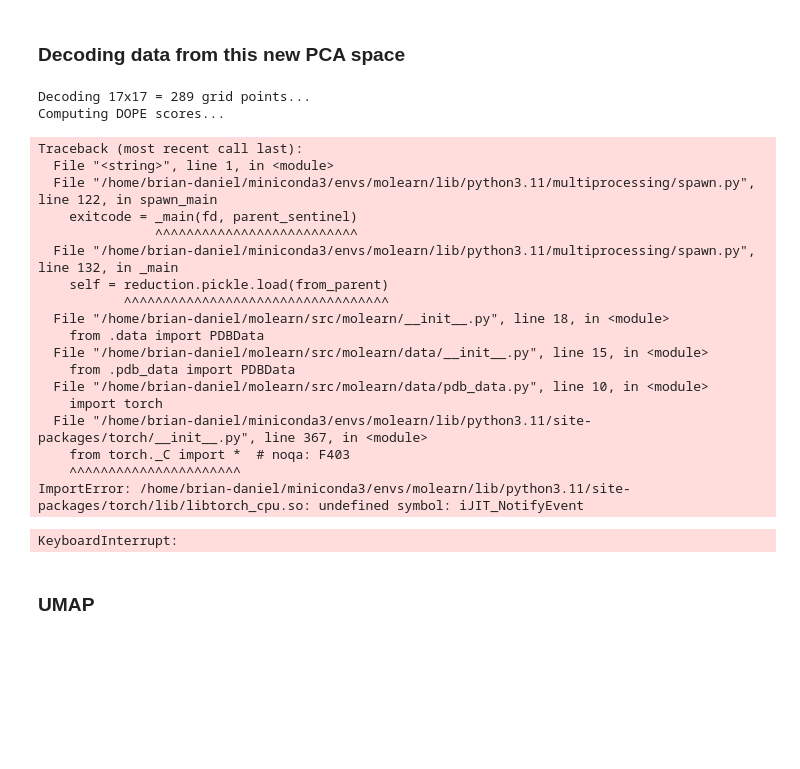
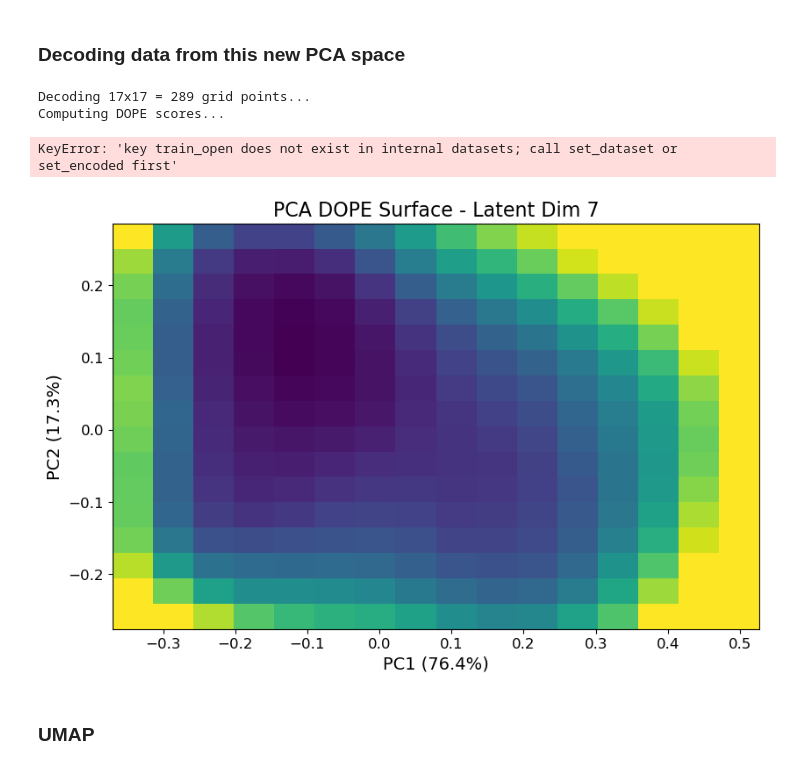
Before and after one commit to briandaniel14/molearn, a Jupyter notebook: analysis/cnn_multi_dim.ipynb, the cells around one changed output. Saved outputs shown, nothing was run; the diff lists cells and outputs as text; code cells hidden in the pictures; blank space fills up the shorter version.

Commit message:
generic dope mesh plot

```diff
--- a/analysis/cnn_multi_dim.ipynb
+++ b/analysis/cnn_multi_dim.ipynb
@@ -3,7 +3,6 @@
 # %% [markdown]
 ### Imports, datasets and types
 # %%
-# %matplotlib widget
 %load_ext autoreload
 %autoreload 2
 
@@ -49,12 +48,12 @@ std: float = stats["std"]
 # )
 # _: Tensor = data_open.prepare_dataset(mean=mean, std=std)
 
-data_both = PDBData(
-    filename=["../data/full_murd_both.pdb"],
-    atoms=atoms,
-    fix_terminal=True,
-)
-_: Tensor = data_both.prepare_dataset(mean=mean, std=std)
+# data_both = PDBData(
+#     filename=["../data/full_murd_both.pdb"],
+#     atoms=atoms,
+#     fix_terminal=True,
+# )
+# _: Tensor = data_both.prepare_dataset(mean=mean, std=std)
 
 data_test = PDBData(
     filename=["../data/full_murd_test.pdb"],
@@ -114,7 +113,7 @@ for t in RUNS:
 
         # MA.set_dataset(data=data_open, key="train_open")
         # MA.set_dataset(data=data_closed, key="train_closed")
-        MA.set_dataset(data=data_both, key="train_both")
+        # MA.set_dataset(data=data_both, key="train_both")
         MA.set_dataset(data=data_test, key="test_trans")
 
         MA.set_network(models[t][n])
@@ -434,7 +417,7 @@ refine: bool = False
 # Get all latent codes and fit PCA
 latent_all: np.ndarray = np.vstack(
     [
-        MAs[RUN][LATENT_DIM].get_encoded("train_both"),
+        # MAs[RUN][LATENT_DIM].get_encoded("train_both"),
         MAs[RUN][LATENT_DIM].get_encoded("test_trans"),
     ]
 )
@@ -474,7 +457,7 @@ with torch.no_grad():
     decoded_all: np.ndarray = MAs[RUN][LATENT_DIM].network.decode(latent_tensor).numpy()
 
 # Scale back to original coordinates
-decoded_scaled: np.ndarray = decoded_all * data_both.std + data_both.mean
+decoded_scaled: np.ndarray = decoded_all * data_test.std + data_test.mean
 
 # Compute DOPE scores for all structures at once
 print("Computing DOPE scores...")
@@ -535,51 +518,34 @@ ax.scatter(
 ax.scatter(
     pca_test[:, 0], pca_test[:, 1], c="#7FB069", s=5, alpha=0.6, label="Test Transition"
 )
 ax.legend(loc="upper right")
 
 cbar_ax = fig.add_axes(
     [
         ax.get_position().x1 + 0.02,
         ax.get_position().y0,
         0.02,
         ax.get_position().height,
     ]
 )  # type: ignore[assignment]
 
 cbar_ax = fig.add_axes(
     [
         ax.get_position().x1 + 0.02,
         ax.get_position().y0,
         0.02,
         ax.get_position().height,
     ]
 )  # type: ignore[assignment]
 cb = fig.colorbar(mesh, cax=cbar_ax)
 cb.ax.tick_params(left=False, right=True)
 cb.ax.set_ylabel("DOPE score")
 
 plt.show()
 # %% [output]
 Decoding 17x17 = 289 grid points...
 Computing DOPE scores...
-Traceback (most recent call last):
-  File "<string>", line 1, in <module>
-  File "/home/brian-daniel/miniconda3/envs/molearn/lib/python3.11/multiprocessing/spawn.py", line 122, in spawn_main
-    exitcode = _main(fd, parent_sentinel)
-               ^^^^^^^^^^^^^^^^^^^^^^^^^^
-  File "/home/brian-daniel/miniconda3/envs/molearn/lib/python3.11/multiprocessing/spawn.py", line 132, in _main
-    self = reduction.pickle.load(from_parent)
-           ^^^^^^^^^^^^^^^^^^^^^^^^^^^^^^^^^^
-  File "/home/brian-daniel/molearn/src/molearn/__init__.py", line 18, in <module>
-    from .data import PDBData
-  File "/home/brian-daniel/molearn/src/molearn/data/__init__.py", line 15, in <module>
-    from .pdb_data import PDBData
-  File "/home/brian-daniel/molearn/src/molearn/data/pdb_data.py", line 10, in <module>
-    import torch
-  File "/home/brian-daniel/miniconda3/envs/molearn/lib/python3.11/site-packages/torch/__init__.py", line 367, in <module>
-    from torch._C import *  # noqa: F403
-    ^^^^^^^^^^^^^^^^^^^^^^
-ImportError: /home/brian-daniel/miniconda3/envs/molearn/lib/python3.11/site-packages/torch/lib/libtorch_cpu.so: undefined symbol: iJIT_NotifyEvent
+KeyError: 'key train_open does not exist in internal datasets; call set_dataset or set_encoded first'
-KeyboardInterrupt:
+[figure, added]
 # %% [markdown]
 ### UMAP
```
Also changed, not shown: parts of 8 cells of this notebook, 3 other files.
